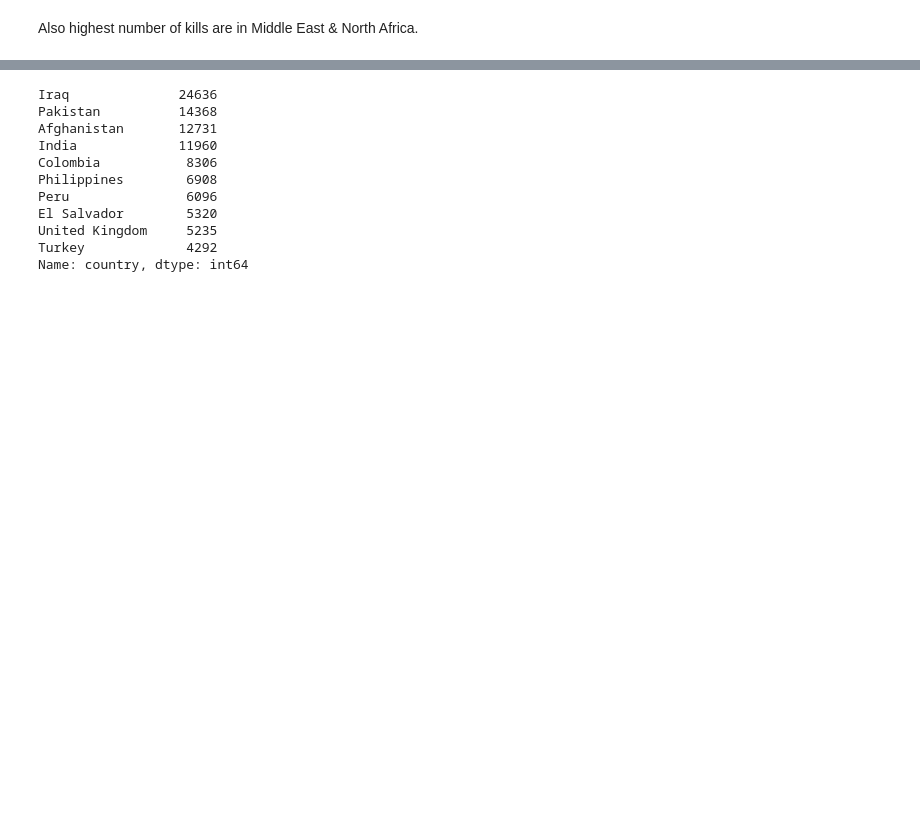
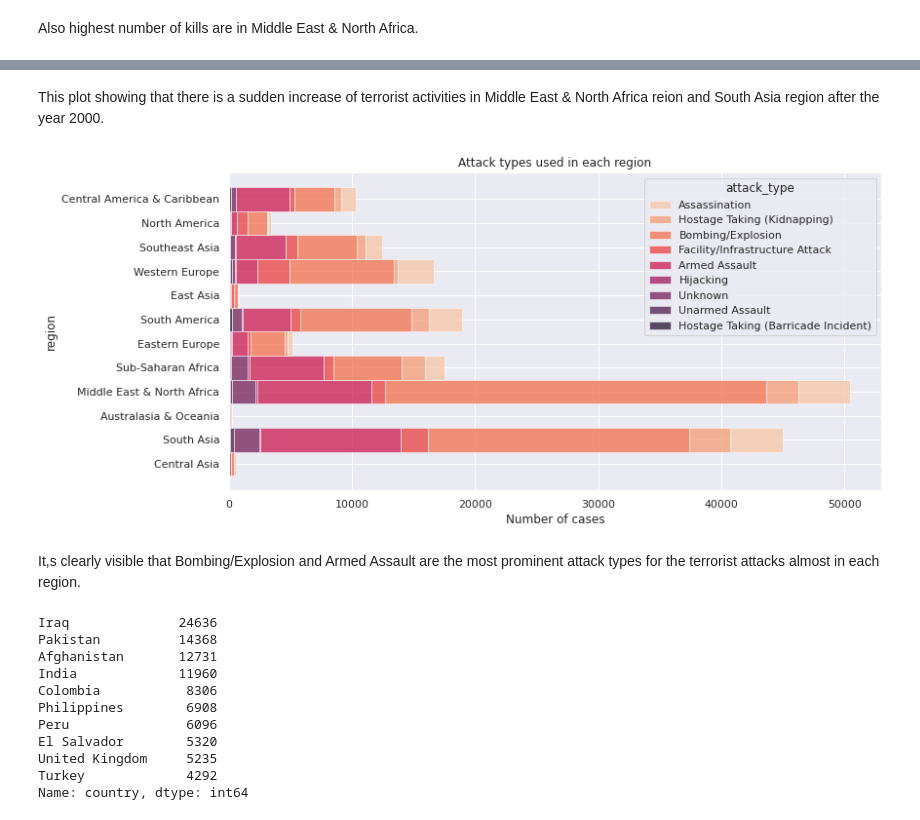
Before and after one commit to jogapritam/Global-Terrorism-Analysis, a Jupyter notebook: Global_Terrorism_Analysis_Capstone_Project.ipynb, the cells around one changed output, grey strips where cells are left out. Cells and saved outputs as stored; diff of their text form; code cells hidden in the pictures; blank space fills up the shorter version.

```diff
--- a/Global_Terrorism_Analysis_Capstone_Project.ipynb
+++ b/Global_Terrorism_Analysis_Capstone_Project.ipynb
@@ -495,3 +503,16 @@ Also highest number of kills are in Middle East & North Africa.
+# %% [markdown]
+This plot showing that there is a sudden increase of terrorist activities in Middle East & North Africa reion and South Asia region after the year 2000.
+# %%
+#we want to know which attack types are used for terrorist attacks in each of the regions
+plt.subplots(figsize=(12,6))
+sns.set_theme(style="darkgrid")
+sns.histplot(y = 'region',data = gtd_df,hue = "attack_type",multiple="stack",palette="rocket_r",linewidth = 0.5).set(title = 'Attack types used in each region',xlabel = 'Number of cases',ylabel = 'region')
+plt.xticks(rotation = 0)
+plt.show()
+# %% [output]
+[figure, added]
+# %% [markdown]
+It,s clearly visible that Bombing/Explosion and Armed Assault are the most prominent attack types for the terrorist attacks almost in each region.
 # %%
 #we want to know the top 10 highest affected countries
 top20_affected_countries = gtd_df["country"].value_counts()[:10]
```
Also changed, not shown: parts of 5 cells of this notebook.
